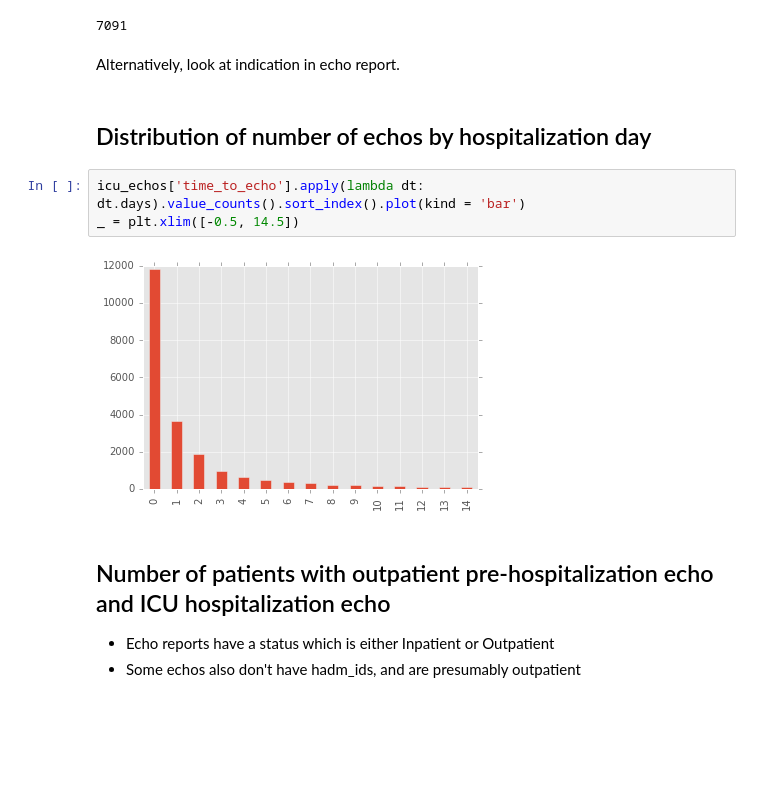
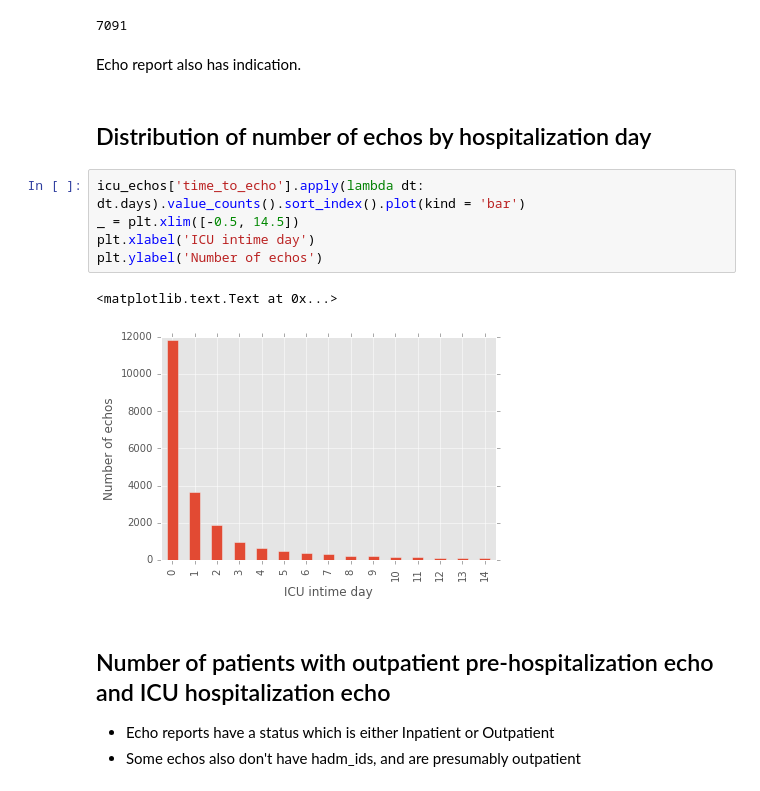
Before and after one commit to yhtgrace/echo, a Jupyter notebook: notebooks/161012_todo.ipynb, the cells around one changed output. Drawn from its saved outputs; the diff is of its cells as text; blank space fills up the shorter version.

```diff
--- a/notebooks/161012_todo.ipynb
+++ b/notebooks/161012_todo.ipynb
@@ -213,15 +221,18 @@ len(set(angus.loc[angus['angus'] == 1, 'hadm_id']) &
     set(icu_echos['hadm_id']))
 # %% [output]
 7091
-# %% [markdown]
-Alternatively, look at indication in echo report.
+# %% [markdown]
+Echo report also has indication.
 # %% [markdown]
 ## Distribution of number of echos by hospitalization day
 # %%
 icu_echos['time_to_echo'].apply(lambda dt: dt.days).value_counts().sort_index().plot(kind = 'bar')
 _ = plt.xlim([-0.5, 14.5])
+plt.xlabel('ICU intime day')
+plt.ylabel('Number of echos')
 # %% [output]
+<matplotlib.text.Text at 0x...>
-[figure, old version]
+[figure, new version]
 # %% [markdown]
 ## Number of patients with outpatient pre-hospitalization echo and ICU hospitalization echo
 
```
Also changed, not shown: parts of 57 cells of this notebook, 1 other file.
